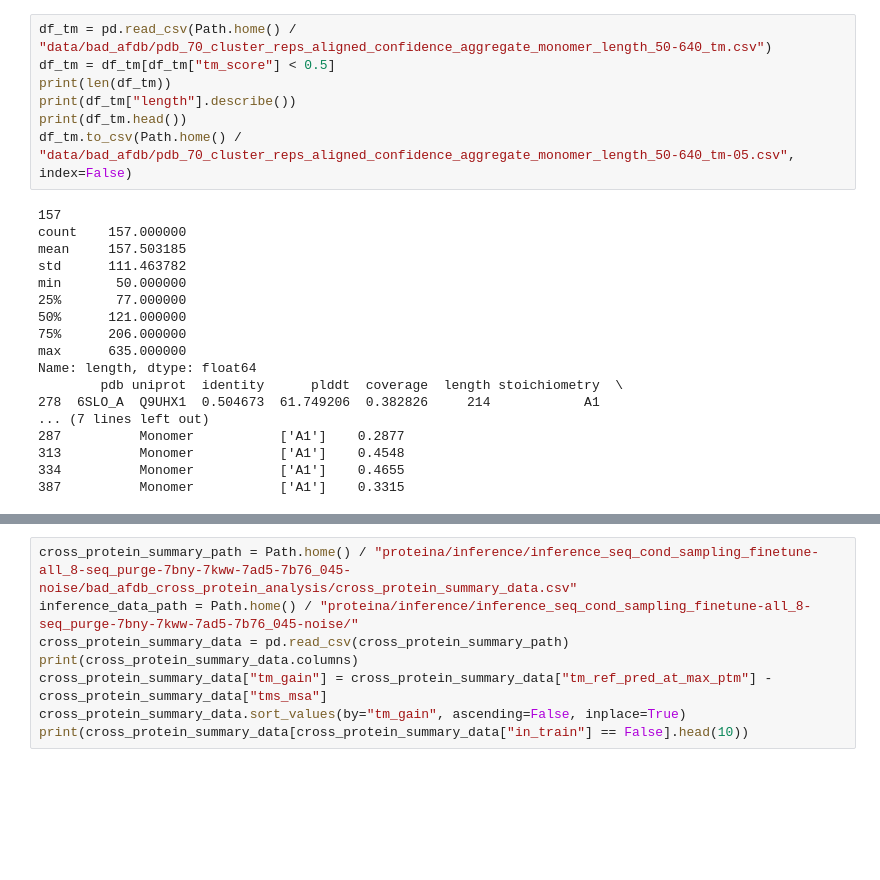
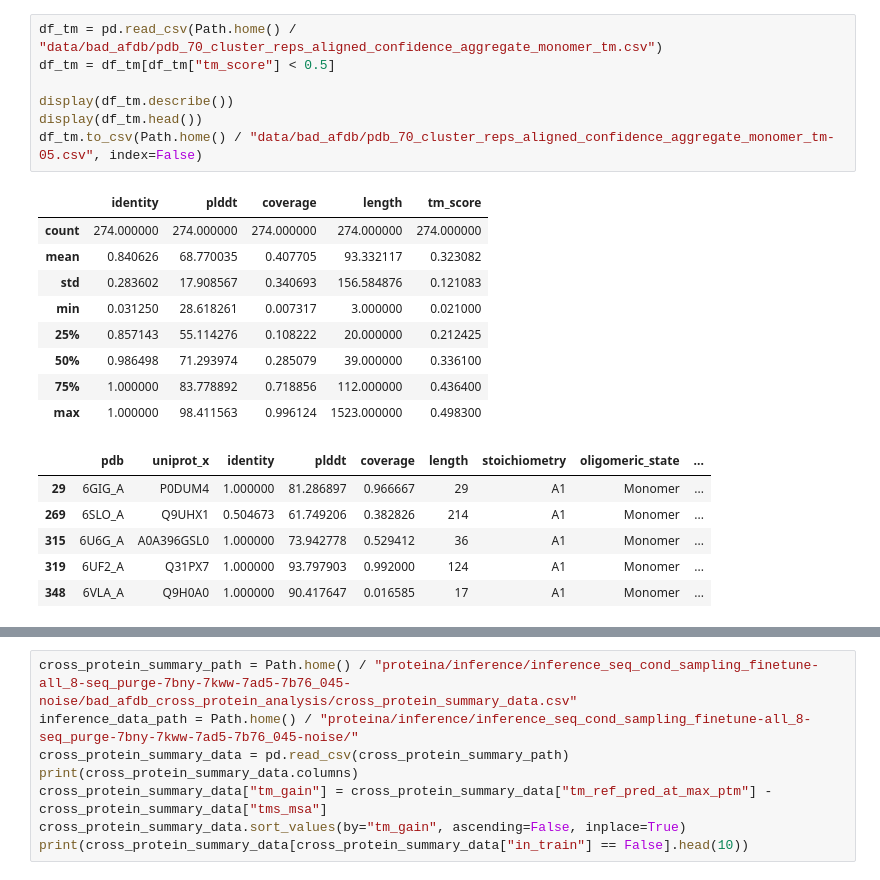
Before and after one commit to Yuwan3154/proteina, a Jupyter notebook: notebooks/bad_afdb_dataset.ipynb, the cells around one changed output, grey strips where cells are left out. Saved outputs shown, nothing was run; the diff lists cells and outputs as text; blank space fills up the shorter version.

```diff
--- a/notebooks/bad_afdb_dataset.ipynb
+++ b/notebooks/bad_afdb_dataset.ipynb
@@ -193,26 +209,24 @@ df_tm.to_csv(Path.home() / "data/bad_afdb/pdb_70_cluster_reps_aligned_confidence
 # %%
-df_tm = pd.read_csv(Path.home() / "data/bad_afdb/pdb_70_cluster_reps_aligned_confidence_aggregate_monomer_length_50-640_tm.csv")
+df_tm = pd.read_csv(Path.home() / "data/bad_afdb/pdb_70_cluster_reps_aligned_confidence_aggregate_monomer_tm.csv")
 df_tm = df_tm[df_tm["tm_score"] < 0.5]
-print(len(df_tm))
-print(df_tm["length"].describe())
-print(df_tm.head())
-df_tm.to_csv(Path.home() / "data/bad_afdb/pdb_70_cluster_reps_aligned_confidence_aggregate_monomer_length_50-640_tm-05.csv", index=False)
+
+display(df_tm.describe())
+display(df_tm.head())
+df_tm.to_csv(Path.home() / "data/bad_afdb/pdb_70_cluster_reps_aligned_confidence_aggregate_monomer_tm-05.csv", index=False)
 # %% [output]
-157
-count    157.000000
-mean     157.503185
-std      111.463782
-min       50.000000
-25%       77.000000
-50%      121.000000
-75%      206.000000
-max      635.000000
-Name: length, dtype: float64
-        pdb uniprot  identity      plddt  coverage  length stoichiometry  \
-278  6SLO_A  Q9UHX1  0.504673  61.749206  0.382826     214            A1
-... (7 lines left out)
-287          Monomer           ['A1']    0.2877
-313          Monomer           ['A1']    0.4548
-334          Monomer           ['A1']    0.4655
-387          Monomer           ['A1']    0.3315
+|  | identity | plddt | coverage | length | tm_score |
+| count | 274.000000 | 274.000000 | 274.000000 | 274.000000 | 274.000000 |
+| mean | 0.840626 | 68.770035 | 0.407705 | 93.332117 | 0.323082 |
+| std | 0.283602 | 17.908567 | 0.340693 | 156.584876 | 0.121083 |
+| min | 0.031250 | 28.618261 | 0.007317 | 3.000000 | 0.021000 |
+| 25% | 0.857143 | 55.114276 | 0.108222 | 20.000000 | 0.212425 |
+| 50% | 0.986498 | 71.293974 | 0.285079 | 39.000000 | 0.336100 |
+| 75% | 1.000000 | 83.778892 | 0.718856 | 112.000000 | 0.436400 |
+| max | 1.000000 | 98.411563 | 0.996124 | 1523.000000 | 0.498300 |
+|  | pdb | uniprot_x | identity | plddt | coverage | length | stoichiometry | oligomeric_state | ... |
+| 29 | 6GIG_A | P0DUM4 | 1.000000 | 81.286897 | 0.966667 | 29 | A1 | Monomer | ... |
+| 269 | 6SLO_A | Q9UHX1 | 0.504673 | 61.749206 | 0.382826 | 214 | A1 | Monomer | ... |
+| 315 | 6U6G_A | A0A396GSL0 | 1.000000 | 73.942778 | 0.529412 | 36 | A1 | Monomer | ... |
+| 319 | 6UF2_A | Q31PX7 | 1.000000 | 93.797903 | 0.992000 | 124 | A1 | Monomer | ... |
+| 348 | 6VLA_A | Q9H0A0 | 1.000000 | 90.417647 | 0.016585 | 17 | A1 | Monomer | ... |
 # %%
```
Also changed, not shown: parts of 10 cells of this notebook.
